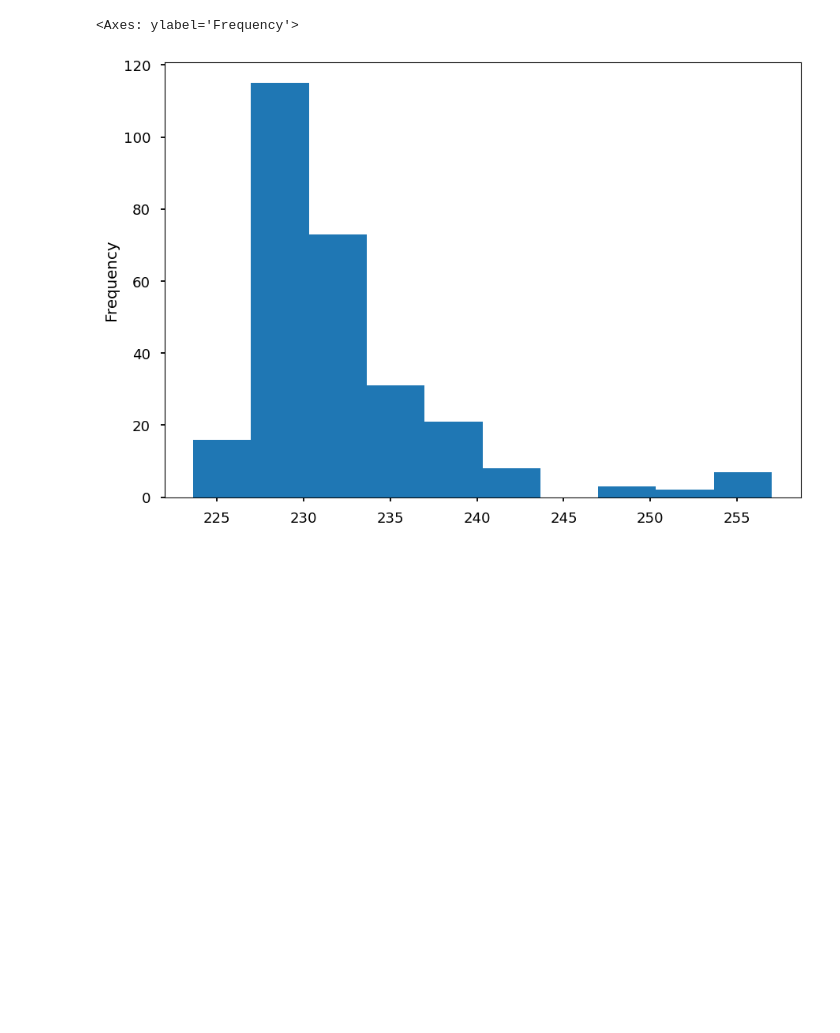
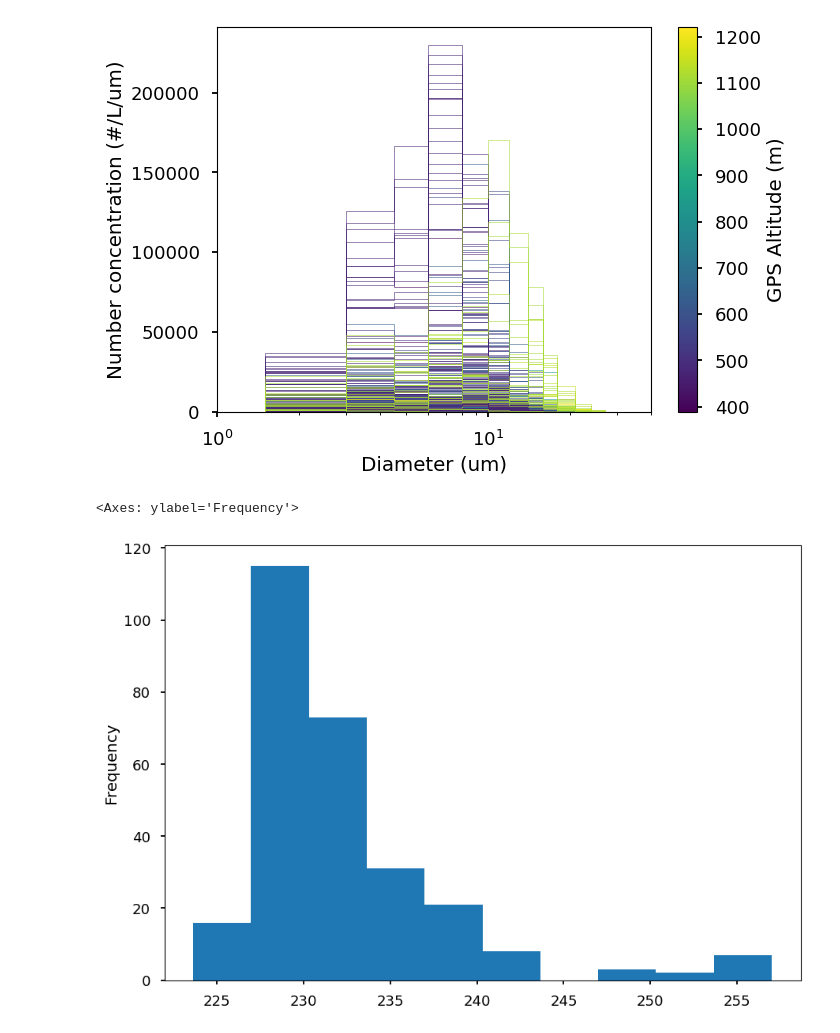
Before and after one commit to jlun17/misr-at3d-camp2ex, a Jupyter notebook: notebooks/investigation/pre_retrieval/CAMP2Ex_insitu.ipynb, the cells around one changed output. Drawn from its saved outputs; the diff is of its cells as text; code cells hidden in the pictures; blank space fills up the shorter version.

```diff
--- a/notebooks/investigation/pre_retrieval/CAMP2Ex_insitu.ipynb
+++ b/notebooks/investigation/pre_retrieval/CAMP2Ex_insitu.ipynb
@@ -33,6 +33,38 @@ p3_subset = p3[
     & (p3.index < end_time)
     & (p3['GPS_Altitude'] < 1250)
 ]
+# %%
+N, bins = cx.combine_PSD(
+    p3_subset[cx.FCDP_BIN_NAMES].to_numpy(),
+    cx.FCDP_BINS,
+    p3_subset[cx.TDS_BIN_NAMES].to_numpy(),
+    cx.TDS_BINS,
+    40
+)
+# %%
+import matplotlib.cm as cm
+import matplotlib.colors as mcolors
+
+f, ax = plt.subplots(1, 1, figsize=(7,5))
+altitudes = [p3_subset.iloc[i]['GPS_Altitude'] for i in range(N.shape[0])]
+norm = mcolors.Normalize(vmin=min(altitudes), vmax=max(altitudes))
+cmap = cm.viridis
+
+for i in range(N.shape[0]):
+    color = cmap(norm(altitudes[i]))
+    ax.stairs(N[i,:], bins, color=color, label=f'{altitudes[i]:.0f} m')
+
+ax.set_xscale('log')
+ax.set_xlabel('Diameter (um)')
+ax.set_ylabel('Number concentration (#/L/um)')
+ax.set_xlim([10**0, 4*10**1])
+
+# Optional: add a colorbar
+sm = cm.ScalarMappable(norm=norm, cmap=cmap)
+cbar = plt.colorbar(sm, ax=ax)
+cbar.set_label('GPS Altitude (m)')
+# %% [output]
+[figure, added]
 # %%
 p3_subset['Length_m'].plot.hist()
 # %% [output]
```
Also changed, not shown: parts of 6 cells of this notebook, 2 other files.
